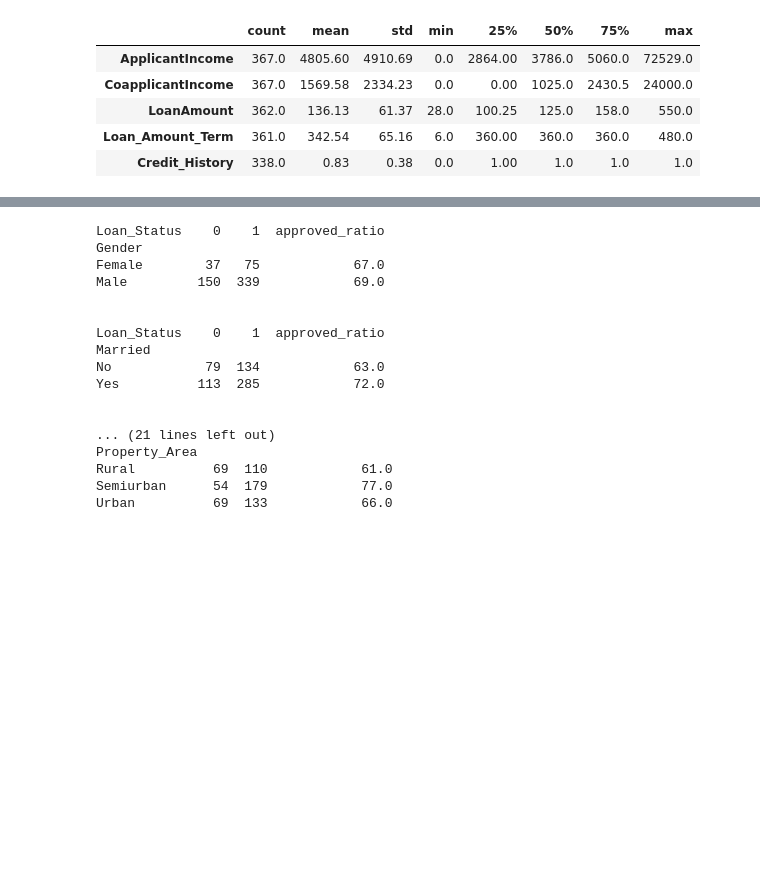
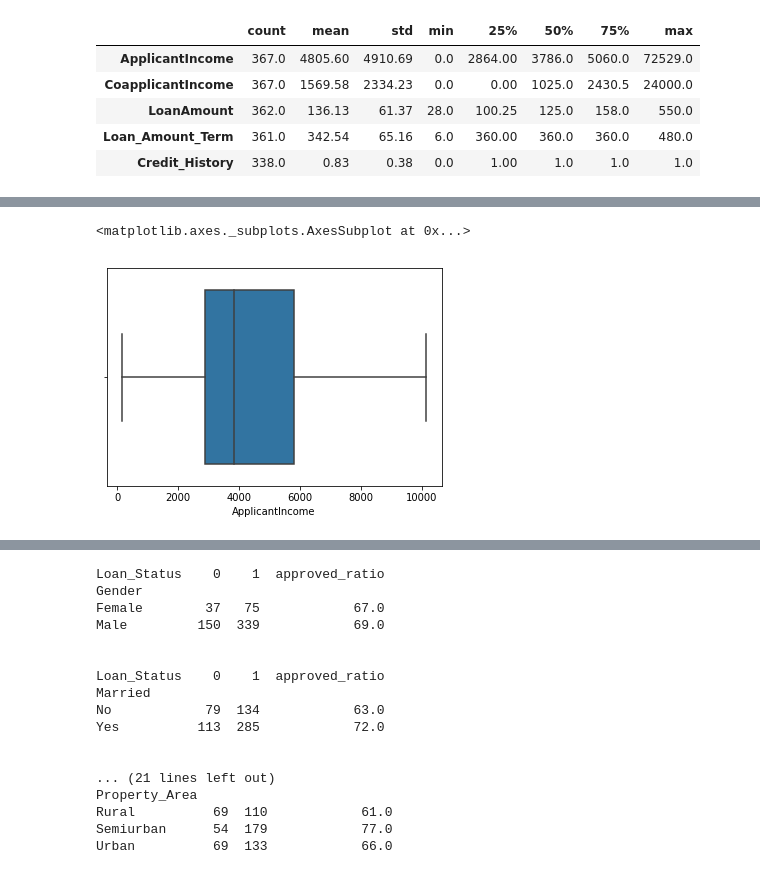
Before and after one commit to ashishrai512/loan_prediction, a Jupyter notebook: loan_pred_python.ipynb, the cells around one changed output, grey strips where cells are left out. Saved outputs shown, nothing was run; the diff lists cells and outputs as text; code cells hidden in the pictures; blank space fills up the shorter version.

```diff
--- a/loan_pred_python.ipynb
+++ b/loan_pred_python.ipynb
@@ -94,3 +95,13 @@ round(test.describe(),2).T
+# %%
+temp=train.copy()
+q1 = temp["ApplicantIncome"].quantile(0.25)
+q2 = temp["ApplicantIncome"].quantile(0.75)
+iqr  = q2-q1
+temp['ApplicantIncome'] = np.where(temp['ApplicantIncome']>(1.5*iqr+q2),q2,temp['ApplicantIncome'])
+sns.boxplot(x=temp['ApplicantIncome'])
+# %% [output]
+<matplotlib.axes._subplots.AxesSubplot at 0x...>
+[figure, added]
 # %%
 k = pd.DataFrame()
 k["train"] = train.dtypes
```
Also changed, not shown: parts of 16 cells of this notebook.
